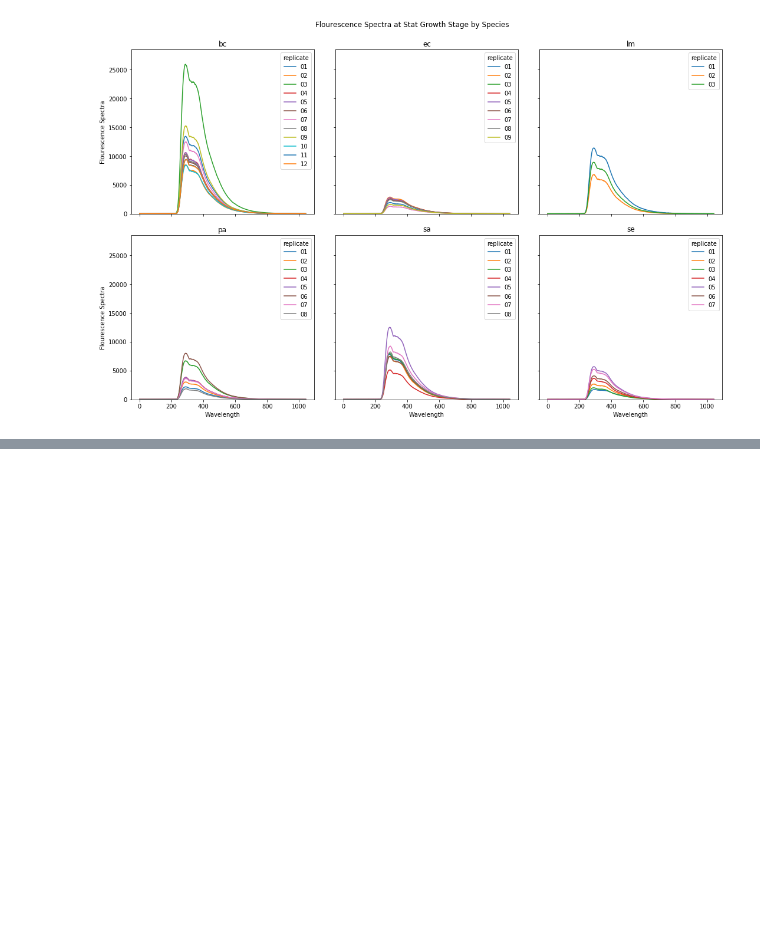
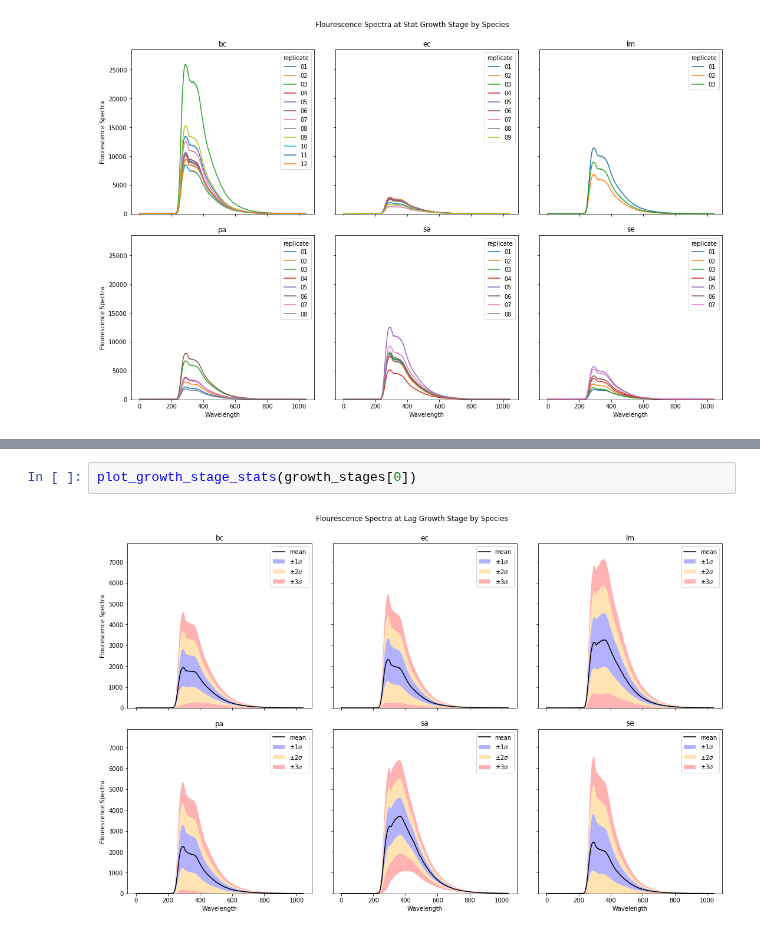
Before and after one commit to AnthonyDickson/summer-bursary-2018, a Jupyter notebook: bacteria/Data Analysis.ipynb, the cells around one changed output, grey strips where cells are left out. Saved outputs shown, nothing was run; the diff lists cells and outputs as text; blank space fills up the shorter version.

Commit message:
add plots with mean and std. deviation

```diff
--- a/bacteria/Data Analysis.ipynb
+++ b/bacteria/Data Analysis.ipynb
@@ -150,0 +225,4 @@ plot_growth_stage(growth_stages[2])
+# %%
+plot_growth_stage_stats(growth_stages[0])
+# %% [output]
+[figure, added]
```
Also changed, not shown: parts of 3 cells of this notebook.
